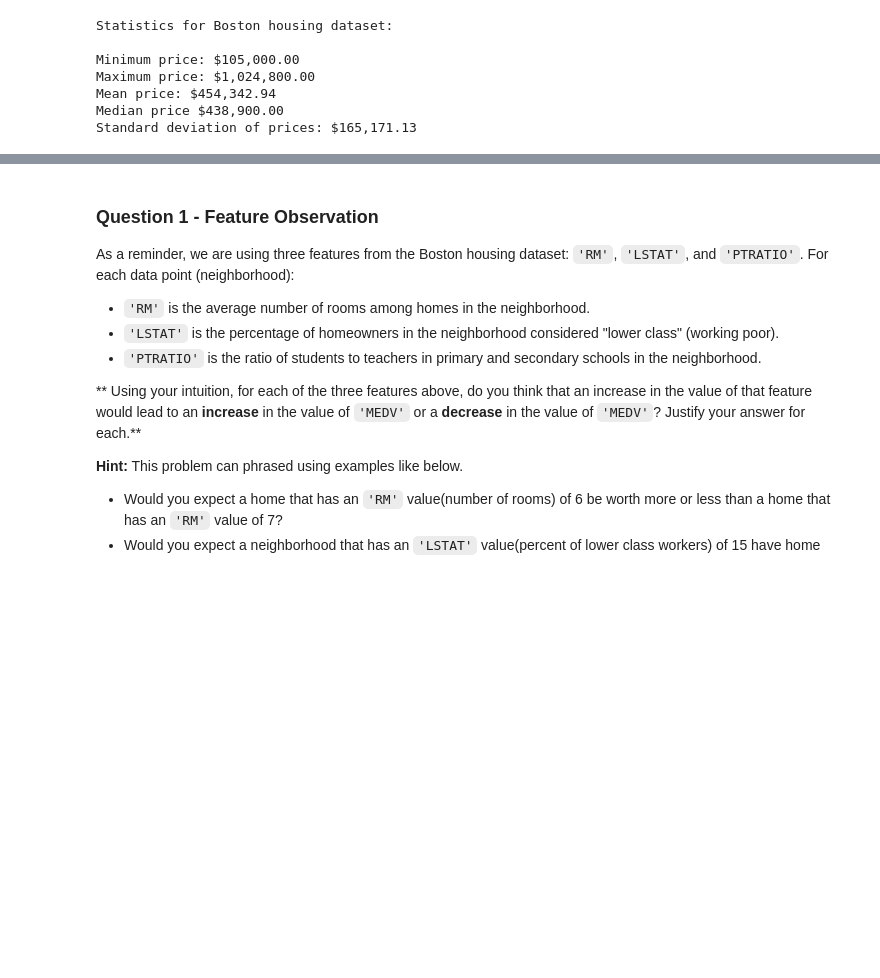
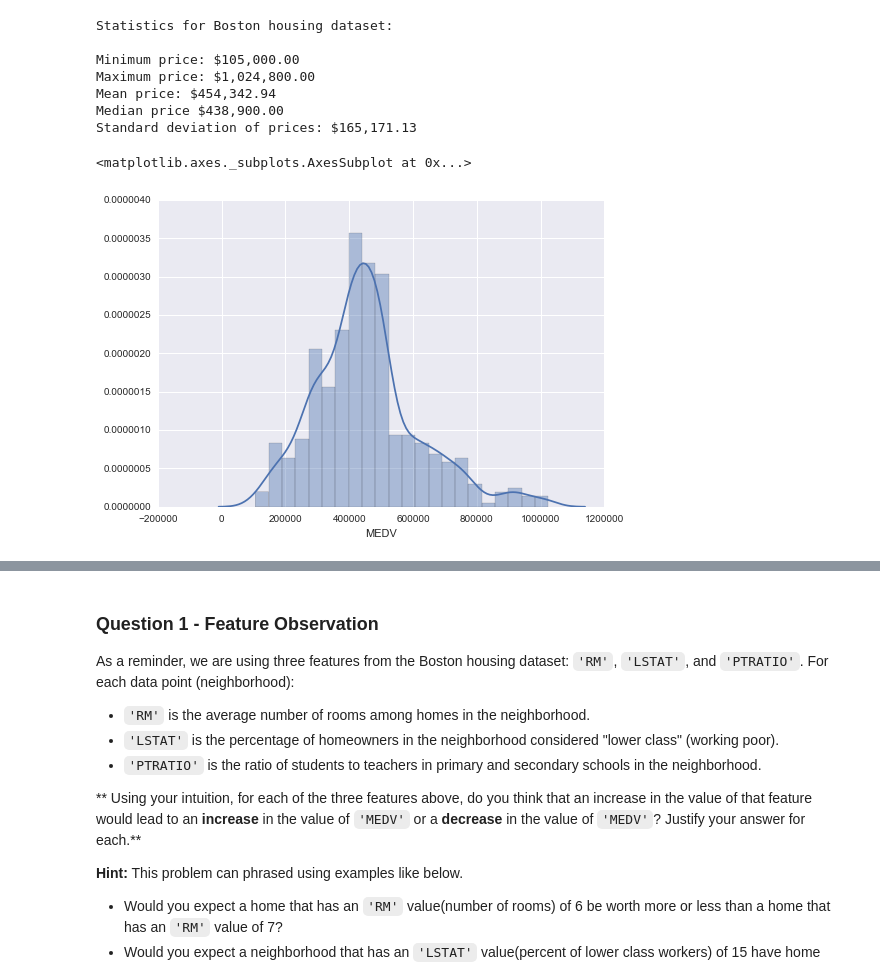
Before and after one commit to sky-t/MLND, a Jupyter notebook: boston_housing/boston_housing.ipynb, the cells around one changed output, grey strips where cells are left out. Cells and saved outputs as stored; diff of their text form; code cells hidden in the pictures; blank space fills up the shorter version.

```diff
--- a/boston_housing/boston_housing.ipynb
+++ b/boston_housing/boston_housing.ipynb
@@ -95,0 +99,6 @@ Standard deviation of prices: $165,171.13
+# %%
+# let's do some additional visualizaiton to get a feel for the dataset
+sns.distplot(prices)
+# %% [output]
+<matplotlib.axes._subplots.AxesSubplot at 0x...>
+[figure, added]
```
Also changed, not shown: parts of 19 cells of this notebook, 1 other file.
